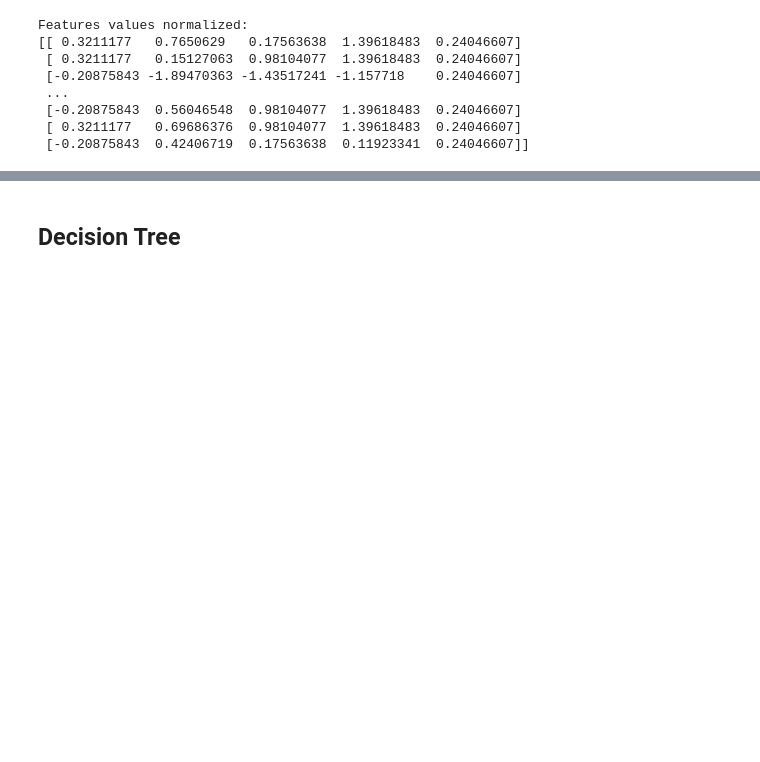
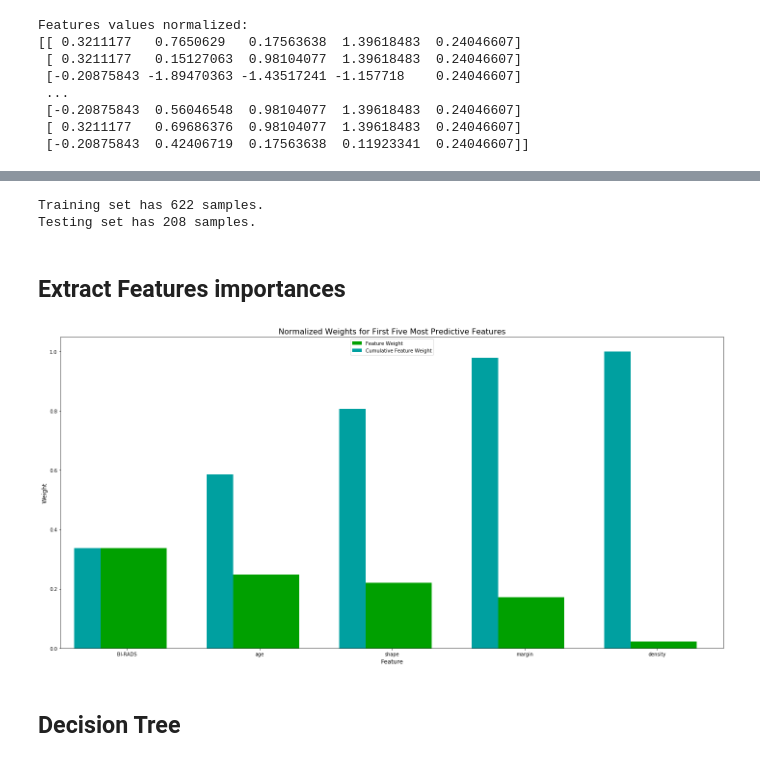
Before and after one commit to hdalmora/machine-learning-engineer, a Jupyter notebook: capstone-project/mammographic_analisys_capstone.ipynb, the cells around one changed output, grey strips where cells are left out. Cells and saved outputs as stored; diff of their text form; code cells hidden in the pictures; blank space fills up the shorter version.

```diff
--- a/capstone-project/mammographic_analisys_capstone.ipynb
+++ b/capstone-project/mammographic_analisys_capstone.ipynb
@@ -131,2 +185,51 @@ Features values normalized:
+# %%
+from sklearn.model_selection import train_test_split
+
+np.random.seed(1234)
+
+(training_inputs,
+testing_inputs,
+training_classes,
+testing_classes) = train_test_split(all_features_scaled, outputs, train_size=0.75, test_size=0.25, random_state=1)
+
+# Show the results of the split
+print("Training set has {} samples.".format(training_inputs.shape[0]))
+print("Testing set has {} samples.".format(testing_inputs.shape[0]))
+# %% [output]
+Training set has 622 samples.
+Testing set has 208 samples.
+# %% [markdown]
+## Extract Features importances
+# %%
+from sklearn.ensemble import ExtraTreesClassifier
+
+model = ExtraTreesClassifier(n_estimators=250, random_state=12)
+model.fit(training_inputs, training_classes)
+
+importances = model.feature_importances_
+
+# Plot
+# Display the five most important features
+indices = np.argsort(importances)[::-1]
+columns = feature_names
+values = importances[indices][:5]
+
+# Creat the plot
+fig = plt.figure(figsize = (20,10))
+plt.title("Normalized Weights for First Five Most Predictive Features", fontsize = 16)
+plt.bar(np.arange(5), values, width = 0.6, align="center", color = '#00A000', \
+      label = "Feature Weight")
+plt.bar(np.arange(5) - 0.3, np.cumsum(values), width = 0.2, align = "center", color = '#00A0A0', \
+      label = "Cumulative Feature Weight")
+plt.xticks(np.arange(5), columns)
+plt.xlim((-0.5, 4.5))
+plt.ylabel("Weight", fontsize = 12)
+plt.xlabel("Feature", fontsize = 12)
+
+plt.legend(loc = 'upper center')
+plt.tight_layout()
+plt.show()
+# %% [output]
+[figure, added]
 # %% [markdown]
 ## Decision Tree
```
Also changed, not shown: parts of 9 cells of this notebook.
